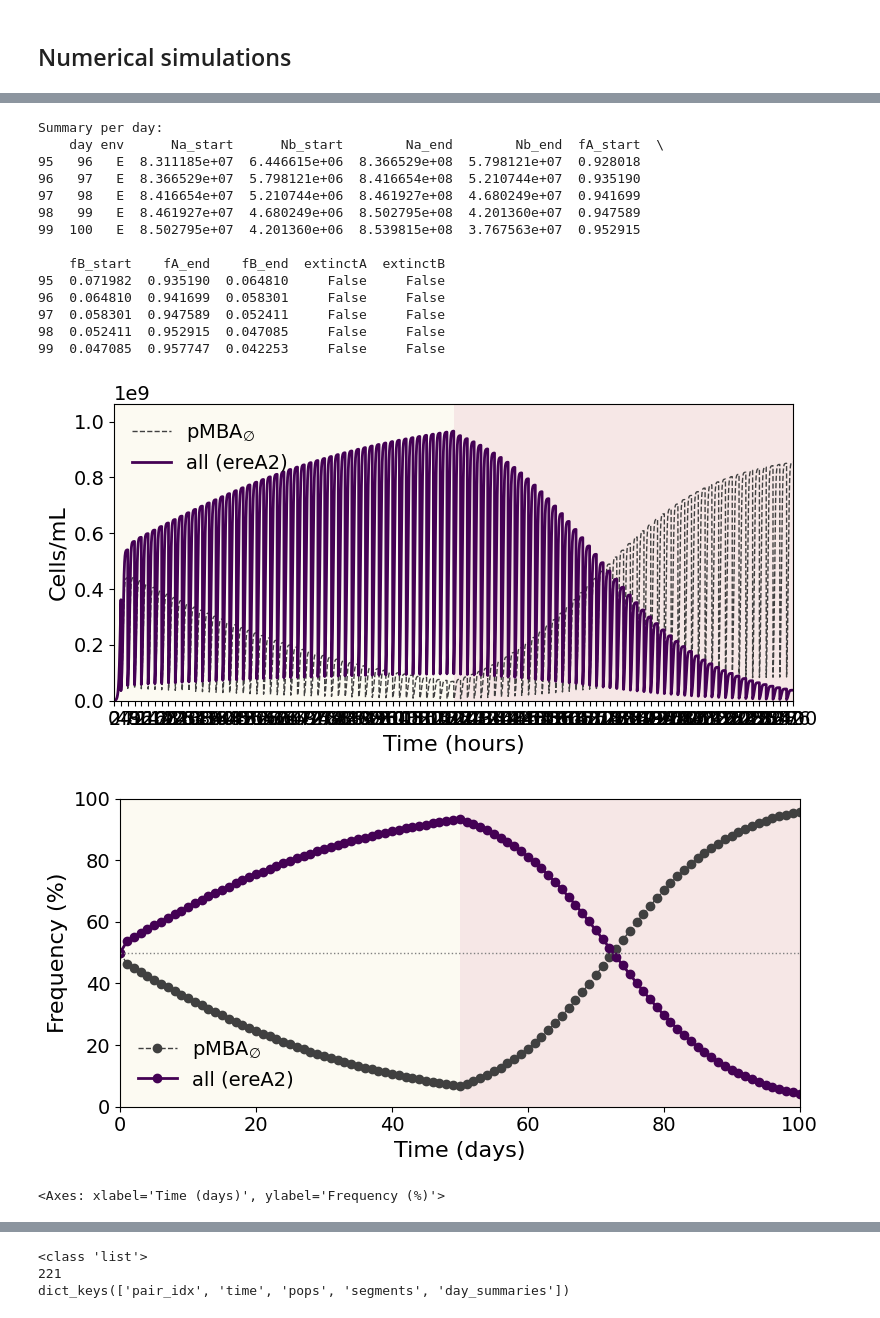
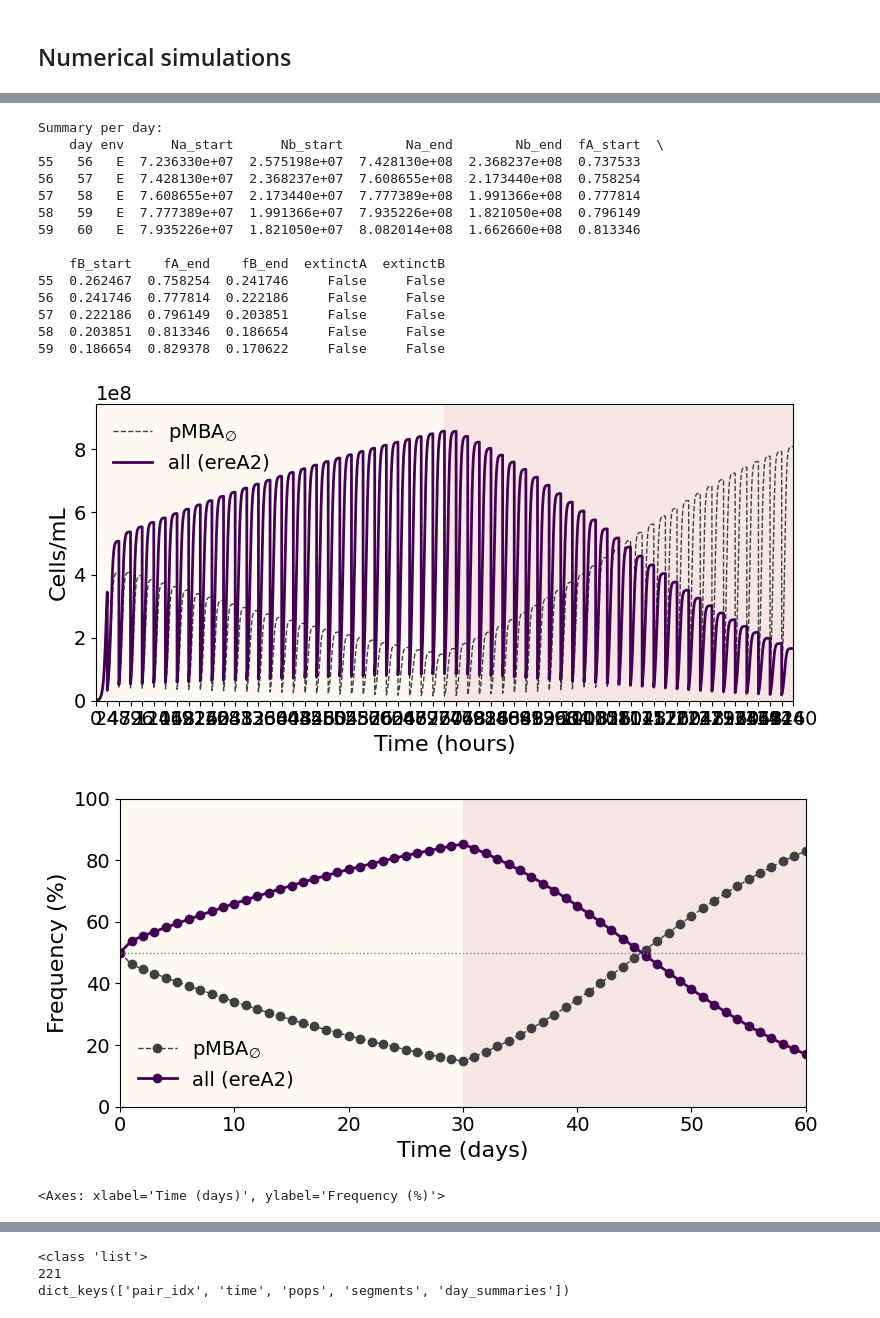
Before and after one commit to ccg-esb-lab/ARCfitness, a Jupyter notebook: MonodGillespieARC_3_stability.ipynb, the cells around one changed output, grey strips where cells are left out. Saved outputs shown, nothing was run; the diff lists cells and outputs as text; code cells hidden in the pictures.

```diff
--- a/MonodGillespieARC_3_stability.ipynb
+++ b/MonodGillespieARC_3_stability.ipynb
@@ -107,0 +110,19 @@ Repo root: /content/ARCfitness
+# %%
+if not REPO:
+    REPO_ROOT = Path("./").expanduser().resolve()
+
+    if not REPO_ROOT.exists():
+        raise FileNotFoundError(f"Repo not found at {REPO_ROOT}")
+
+    print("Repo root:", REPO_ROOT)
+
+    pathCODE    = REPO_ROOT / "code"
+    pathFIGURES = REPO_ROOT / "figures"
+    pathDATA    = REPO_ROOT / "data"
+
+    # Create output dirs if missing
+    pathFIGURES.mkdir(parents=True, exist_ok=True)
+
+    print("pathCODE:", pathCODE)
+    print("pathDATA:", pathDATA)
+    print("pathFIGURES:", pathFIGURES)
@@ -1020,8 +1001,8 @@ def plot_trajectories_single(res, labelA="control pMBA", labelB="BX",
     plt.tight_layout()
 
     if pathFIGURES != '':
-            filename = f"{pathFIGURES}trajectories_{title}.png"
-            plt.savefig(filename, format='png')
+            filename = f"{pathFIGURES}/trajectories_{title}.pdf"
+            plt.savefig(filename, format='pdf')
             print("Exporting %s" % filename)
     plt.show()
     return ax
@@ -1080,8 +1061,8 @@ def plot_final_frequencies_per_day_single(
     plt.tight_layout()
 
     if pathFIGURES != '':
-            filename = f"{pathFIGURES}final_freq_{title}.png"
-            plt.savefig(filename, format='png')
+            filename = f"{pathFIGURES}/final_freq_{title}.pdf"
+            plt.savefig(filename, format='pdf')
             print("Exporting %s" % filename)
     plt.show()
     return ax
@@ -1090,8 +1071,8 @@ ___
 # %% [markdown]
 ## Numerical simulations
 # %%
-this_K=50
-num_days=100
+this_K=30
+num_days=60
 this_label='ereA2'
 this_family='all'
 # ---------------------------------------
@@ -1138,6 +1119,7 @@ def make_switch_schedule(first_env="G", switch_day=10, num_days=30, second_env="
     return [first_env] * switch_day + [second_env] * (num_days - switch_day)
 
 schedule = make_switch_schedule(first_env="G", switch_day=this_K, num_days=num_days, second_env="E")
+family="all"
 
 
 res = serial_transfer_competition(
@@ -1148,45 +1130,45 @@ res = serial_transfer_competition(
     initial_resource=initial_resource,
     day_hours=24.0,
     dilution=10.0,
     Ntot0_start=1e6,
     freqA0_start=0.5
 )
 
 print("Summary per day:")
 print(res['day_summaries'].tail())
 
 # 1) Full trajectories + env band
 plot_trajectories_single(
     res,
     labelA=r"pMBA$_\emptyset$",
     labelB=f"{family} ({this_label})",
     title=""
 )
 
 # 2) Daily endpoints (incl. day 0) + env band
 plot_final_frequencies_per_day_single(
     res,
     labelA=r"pMBA$_\emptyset$",
     labelB=f"{family} ({this_label})",
     title=""
 )
 # %% [output]
 Summary per day:
     day env      Na_start      Nb_start        Na_end        Nb_end  fA_start  \
-95   96   E  8.311185e+07  6.446615e+06  8.366529e+08  5.798121e+07  0.928018
-96   97   E  8.366529e+07  5.798121e+06  8.416654e+08  5.210744e+07  0.935190
-97   98   E  8.416654e+07  5.210744e+06  8.461927e+08  4.680249e+07  0.941699
-98   99   E  8.461927e+07  4.680249e+06  8.502795e+08  4.201360e+07  0.947589
-99  100   E  8.502795e+07  4.201360e+06  8.539815e+08  3.767563e+07  0.952915
+55   56   E  7.236330e+07  2.575198e+07  7.428130e+08  2.368237e+08  0.737533
+56   57   E  7.428130e+07  2.368237e+07  7.608655e+08  2.173440e+08  0.758254
+57   58   E  7.608655e+07  2.173440e+07  7.777389e+08  1.991366e+08  0.777814
+58   59   E  7.777389e+07  1.991366e+07  7.935226e+08  1.821050e+08  0.796149
+59   60   E  7.935226e+07  1.821050e+07  8.082014e+08  1.662660e+08  0.813346
 
     fB_start    fA_end    fB_end  extinctA  extinctB
-95  0.071982  0.935190  0.064810     False     False
-96  0.064810  0.941699  0.058301     False     False
-97  0.058301  0.947589  0.052411     False     False
-98  0.052411  0.952915  0.047085     False     False
-99  0.047085  0.957747  0.042253     False     False
+55  0.262467  0.758254  0.241746     False     False
+56  0.241746  0.777814  0.222186     False     False
+57  0.222186  0.796149  0.203851     False     False
+58  0.203851  0.813346  0.186654     False     False
+59  0.186654  0.829378  0.170622     False     False
-[figure, old version]
+[figure, new version]
-[figure, old version]
+[figure, new version]
 <Axes: xlabel='Time (days)', ylabel='Frequency (%)'>
 # %%
 
```
Also changed, not shown: parts of 22 cells of this notebook, 1 other file.
